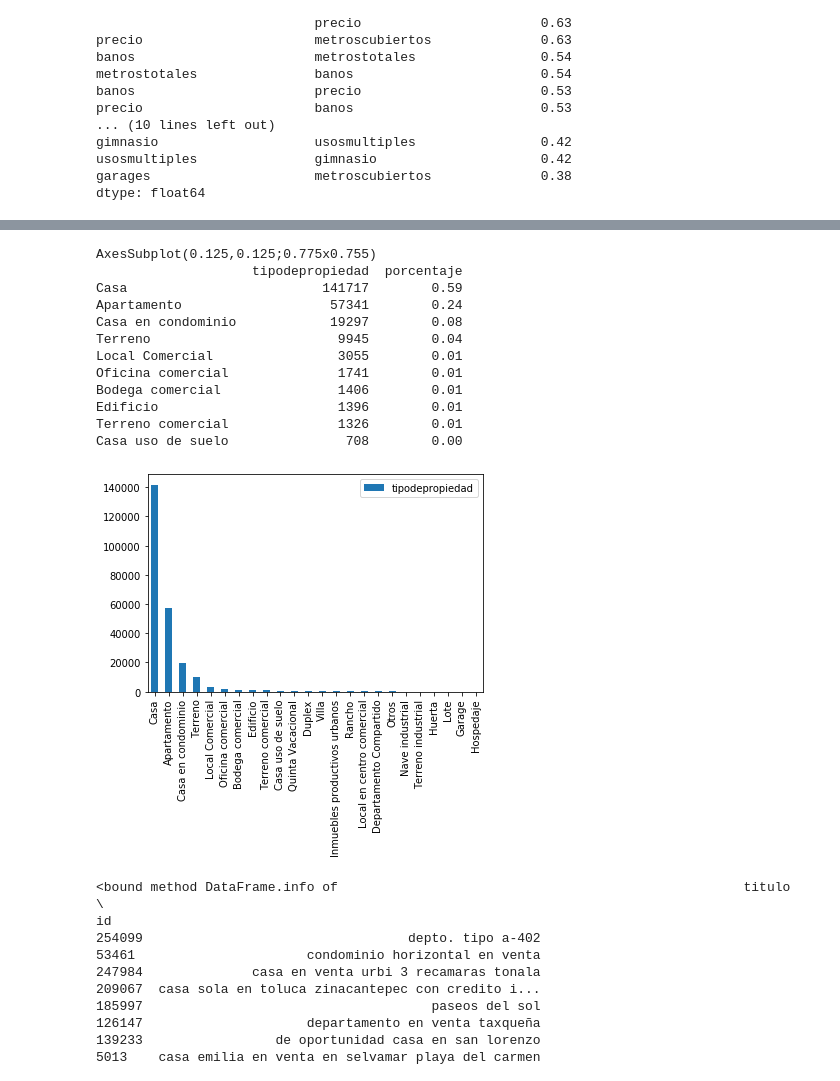
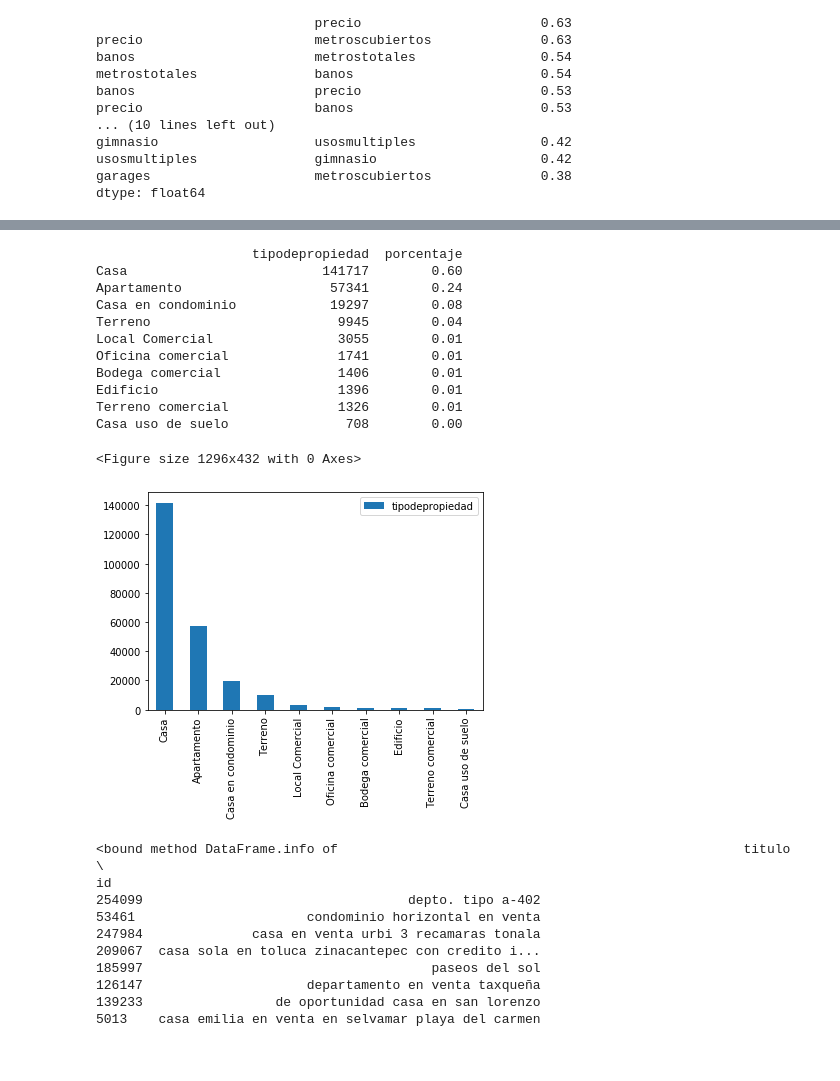
Before and after one commit to blukitas/groupby-banco-, a Jupyter notebook: Tp1/tp1Bertolini.ipynb, the cells around one changed output, grey strips where cells are left out. Saved outputs shown, nothing was run; the diff lists cells and outputs as text; code cells hidden in the pictures; blank space fills up the shorter version.

Commit message:
Grafico tipos de propiedades principales. Merge

```diff
--- a/Tp1/tp1Bertolini.ipynb
+++ b/Tp1/tp1Bertolini.ipynb
@@ -169,25 +232,27 @@ so = df.groupby(by=['provincia','tipodepropiedad']).size().sort_values(kind="qui
 # %%
 ### Tipos de propiedas principales ###
-tiposPrincipales = df.tipodepropiedad.value_counts().sort_values(kind="quicksort", ascending=False).to_frame()
-print(tiposPrincipales.plot(kind='bar'))
+tiposPrincipales = df.tipodepropiedad.value_counts().sort_values(kind="quicksort", ascending=False).to_frame().head(10)
 #print(tiposPrincipales.values)
+plt.figure(figsize=(18,6))
+tiposPrincipales.plot(kind='bar')
+
 tiposPrincipales['porcentaje'] = tiposPrincipales.values / tiposPrincipales.values.sum()
 #print(tiposPrincipales.porcentaje)
-print(tiposPrincipales.head(10))
+print(tiposPrincipales)
 # %% [output]
-AxesSubplot(0.125,0.125;0.775x0.755)
                     tipodepropiedad  porcentaje
-Casa                         141717        0.59
+Casa                         141717        0.60
 Apartamento                   57341        0.24
 Casa en condominio            19297        0.08
 Terreno                        9945        0.04
 Local Comercial                3055        0.01
 Oficina comercial              1741        0.01
 Bodega comercial               1406        0.01
 Edificio                       1396        0.01
 Terreno comercial              1326        0.01
 Casa uso de suelo               708        0.00
+<Figure size 1296x432 with 0 Axes>
-[figure, old version]
+[figure, new version]
 # %%
 df[df.tipodepropiedad.isin(tiposPrincipales.head(5).tipodepropiedad.index)].info
 # %% [output]
```
Also changed, not shown: parts of 7 cells of this notebook.
